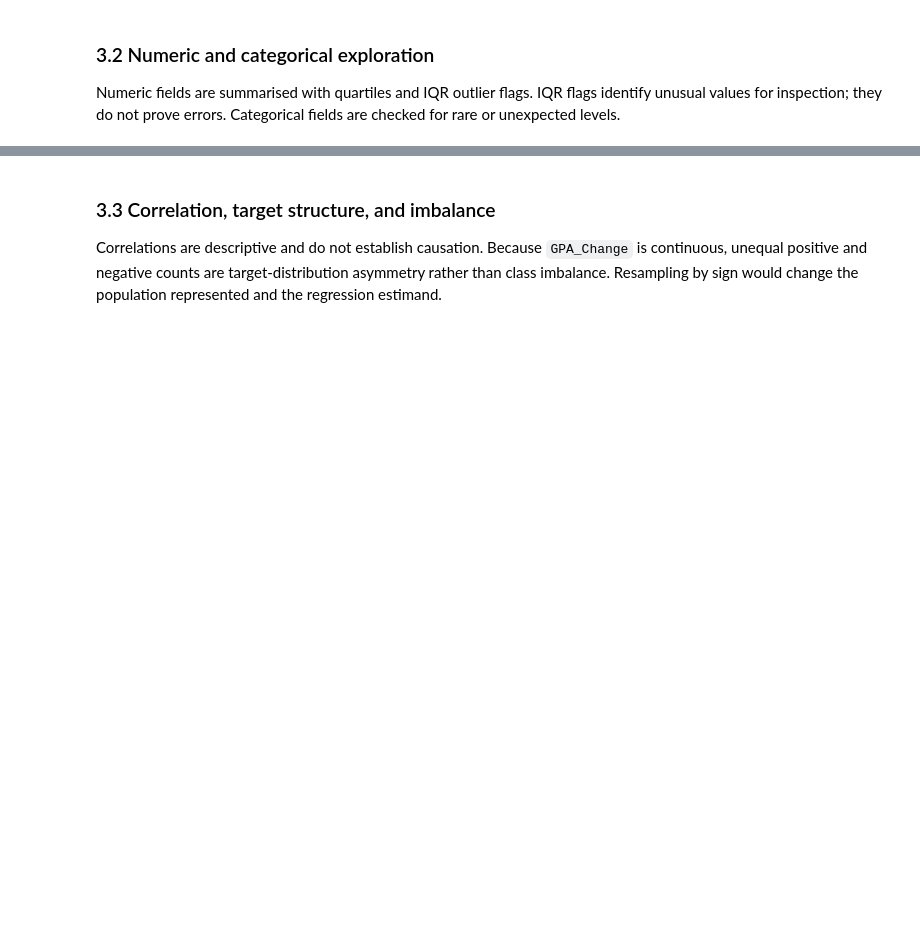
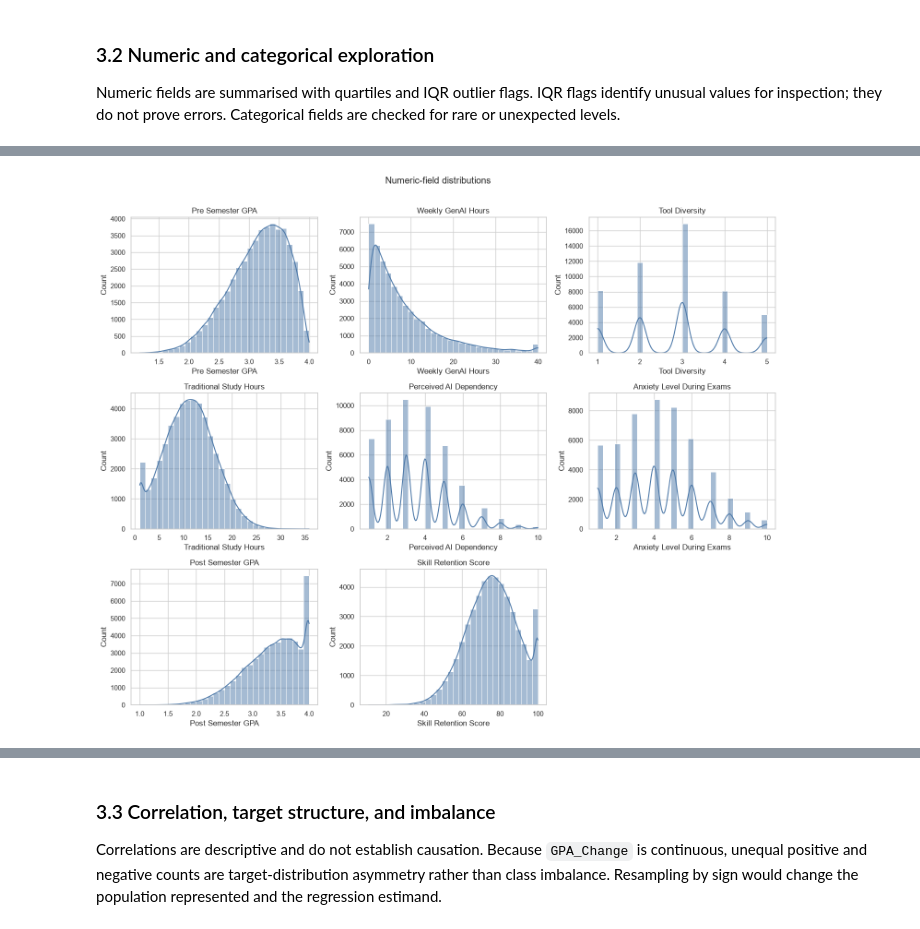
Before and after one commit to Tanjim-Noor/AML-Assignment, a Jupyter notebook: Final Assignment/notebooks/06_comprehensive_gpa_change_regression.ipynb, the cells around one changed output, grey strips where cells are left out. Saved outputs shown, nothing was run; the diff lists cells and outputs as text; code cells hidden in the pictures; blank space fills up the shorter version.

```diff
--- a/Final Assignment/notebooks/06_comprehensive_gpa_change_regression.ipynb
+++ b/Final Assignment/notebooks/06_comprehensive_gpa_change_regression.ipynb
@@ -214,12 +308,15 @@ display(categorical_summary.style.format({"Percentage": "{:.2f}%"}))
 # %%
 fig, axes = plt.subplots(3, 3, figsize=(15, 12))
 for ax, column in zip(axes.flat, numeric_columns):
     sns.histplot(original[column], bins=30, kde=True, ax=ax, color="#4C78A8")
     ax.set_title(column.replace("_", " "))
+    ax.set_xlabel(column.replace("_", " "))
 for ax in axes.flat[len(numeric_columns):]:
     ax.axis("off")
 fig.suptitle("Numeric-field distributions", y=1.01)
 fig.tight_layout()
 plt.show()
+# %% [output]
+[figure, added]
 # %%
 fig, axes = plt.subplots(2, 3, figsize=(16, 9))
```
Also changed, not shown: parts of 24 cells of this notebook, 21 other files.
